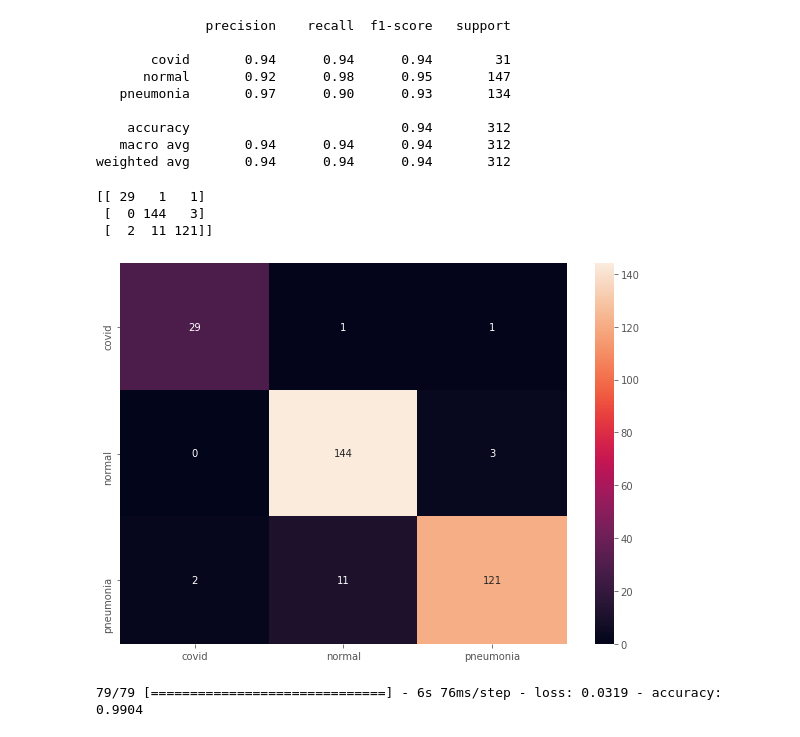
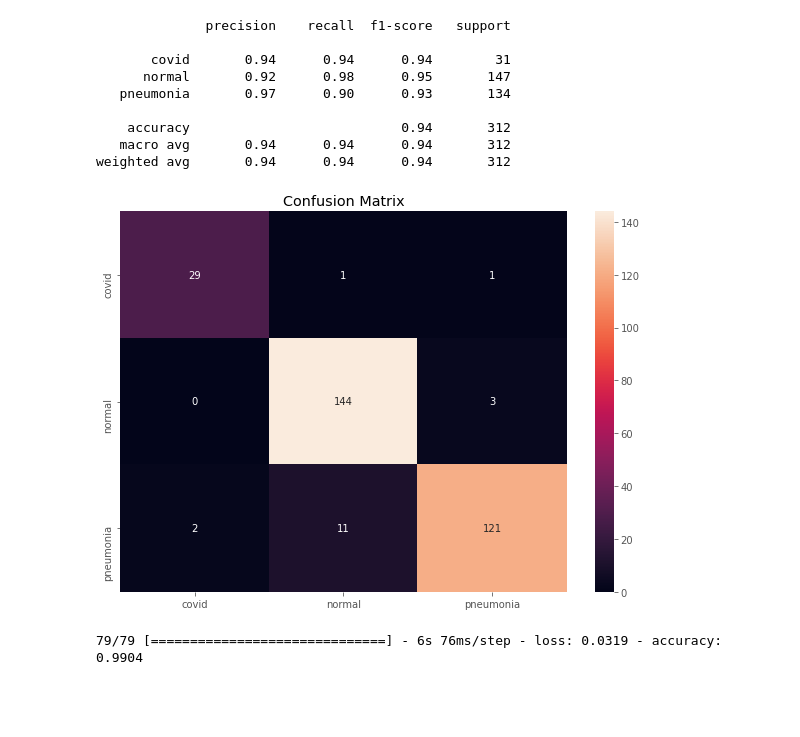
Before and after one commit to Rajsoni03/Coro_Net_Implementation, a Jupyter notebook: Mini_Model.ipynb, the cells around one changed output. Cells and saved outputs as stored; diff of their text form; code cells hidden in the pictures; blank space fills up the shorter version.

```diff
--- a/Mini_Model.ipynb
+++ b/Mini_Model.ipynb
@@ -471,16 +471,16 @@ weighted avg       0.94      0.94      0.94       312
 # %%
 cm = confusion_matrix(y_true, y_pred) # confusion matrix
 
 df_cm = pd.DataFrame(cm, index=['covid', 'normal', 'pneumonia'], columns = ['covid', 'normal', 'pneumonia'])
 plt.style.use("ggplot")
 plt.figure(figsize = (10,7))
+plt.title('Confusion Matrix')
+plt.xlabel('True Label')
+plt.ylabel('Predicted Label')
 sns.heatmap(df_cm, annot=True, fmt='')
 plt.show()
 # %% [output]
-[[ 29   1   1]
- [  0 144   3]
- [  2  11 121]]
-[figure, old version]
+[figure, new version]
 # %%
 my_model.evaluate(train_data_gen_fine)
 # %% [output]
```
